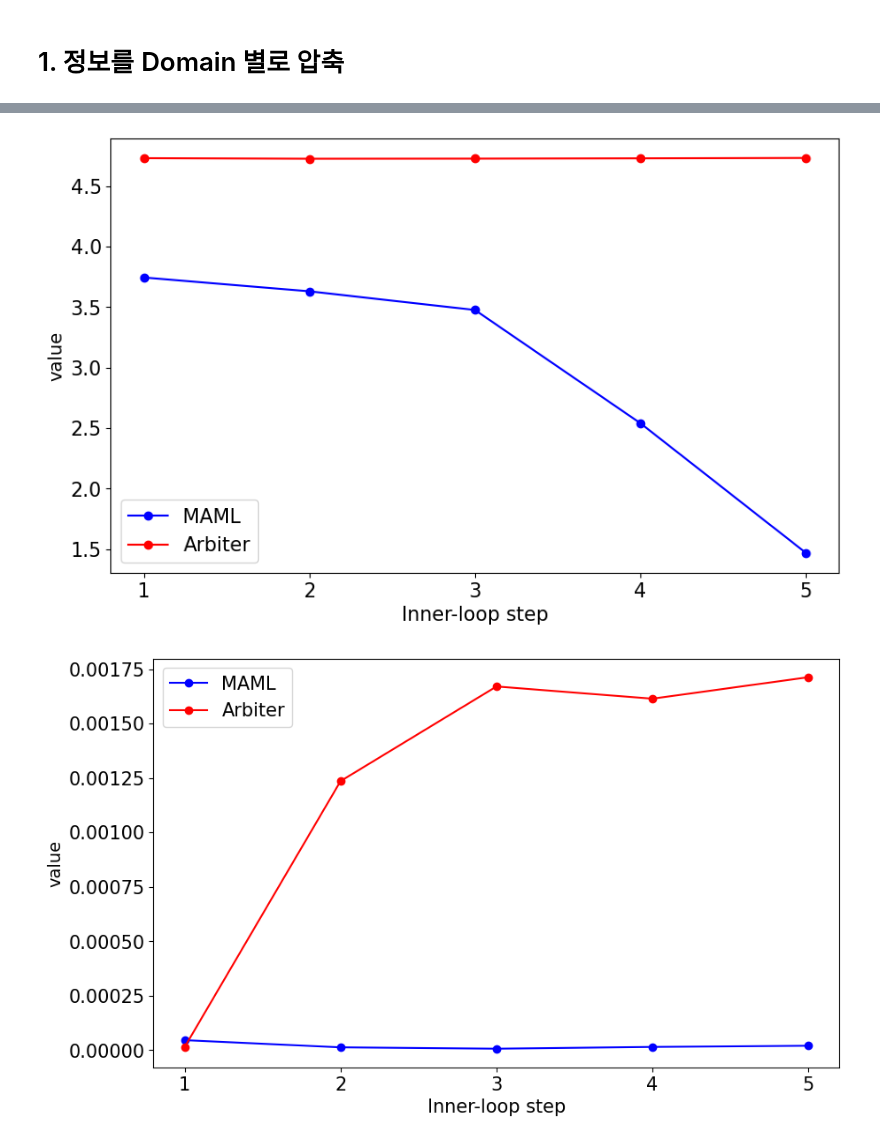
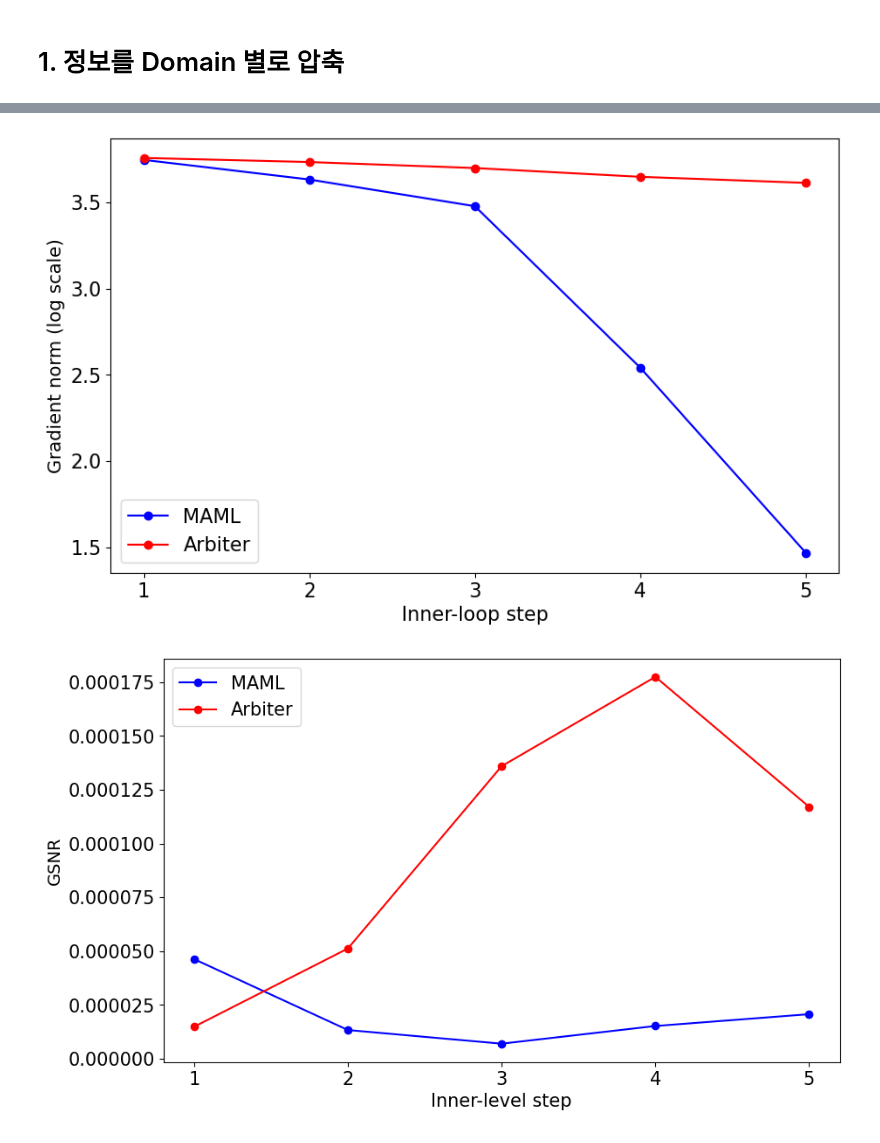
Before and after one commit to SKKUJMLim/MAML, a Jupyter notebook: Test_jupyternotebook/Analytics_adaptation(miniImageNet_5shot).ipynb, the cells around one changed output, grey strips where cells are left out. Cells and saved outputs as stored; diff of their text form; code cells hidden in the pictures.

```diff
--- a/Test_jupyternotebook/Analytics_adaptation(miniImageNet_5shot).ipynb
+++ b/Test_jupyternotebook/Analytics_adaptation(miniImageNet_5shot).ipynb
@@ -14,8 +14,8 @@ os.environ['KMP_DUPLICATE_LIB_OK']='True'
 # maml_info = pd.read_csv('../MAML_filter128/MAML_filter128_inner_loop_test.csv')
 # arbiter_info = pd.read_csv('../MAML+Arbiter_5way_5shot/MAML+Arbiter_5way_5shot_inner_loop_test.csv')
 
-maml_info = pd.read_csv('../MAML_filter64/MAML_filter64_inner_loop_test.csv')
-arbiter_info = pd.read_csv('../MAML+Arbiter_5way_5shot_filter64/MAML+Arbiter_5way_5shot_filter64_inner_loop_test.csv')
+maml_info = pd.read_csv('../MAML_5way_5shot_filter64/MAML_5way_5shot_filter64_inner_loop_test_(top_n_models=1).csv')
+arbiter_info = pd.read_csv('../MAML+Arbiter_5way_5shot/MAML+Arbiter_5way_5shot_inner_loop_test_(top_n_models=1).csv')
 
 # alfa_info = pd.read_csv('../MAML+ALFA/alfa+maml_inner_loop_test.csv')
 # l2f_info = pd.read_csv('../MAML+L2F/MAML+L2F_inner_loop_test.csv')
@@ -94,35 +93,0 @@ plt.savefig('loss_distribution' + '.png')
-# %%
-group_names = []
-
-for name, group in maml_info_mini_imagenet:
-    # 그룹 이름을 저장 (모든 그룹은 동일한 순서로 추가됨)
-    if name not in group_names:
-        group_names.append(str(int(name)+1))
-
-x = range(len(group_names))
-
-maml_mean_df = maml_info_mini_imagenet['loss_mean'].mean()
-arbiter_mean_df = arbiter_info_mini_imagenet['loss_mean'].mean()
-
-maml_max_devs = maml_info_mini_imagenet['loss_max'].mean()
-arbiter_max_devs= arbiter_info_mini_imagenet['loss_max'].mean()
-
-maml_min_devs = maml_info_mini_imagenet['loss_min'].mean()
-arbiter_min_devs= arbiter_info_mini_imagenet['loss_min'].mean()
-
-plt.figure(figsize=(10, 6))
-
-plt.plot(x, maml_mean_df, '-o', color='b')#, label='MAML')
-plt.fill_between(x, maml_mean_df - maml_min_devs, maml_mean_df + maml_max_devs, color='b', alpha=0.1, label='MAML')
-plt.plot(x, arbiter_mean_df, '-o', color='r')#, label='MetaGNA')
-plt.fill_between(x, arbiter_mean_df - arbiter_min_devs, arbiter_mean_df + arbiter_max_devs, color='r', alpha=0.1, label='MetaGNA')
-
-# plt.title('Loss Distribution')
-plt.xticks(x, group_names)
-plt.legend(fontsize=15)
-plt.xlabel('Inner-loop step',fontsize=15)
-plt.ylabel('value', fontsize=14)
-plt.xticks(fontsize=15)  # x축 값 크기
-plt.yticks(fontsize=15)  # y축 값 크기
-
-plt.savefig('loss_distribution' + '.png')
@@ -163,13 +126,13 @@ plt.legend()
 plt.xticks(x, group_names)
 plt.legend(fontsize=15)
 plt.xlabel('Inner-loop step',fontsize=15)
-plt.ylabel('value', fontsize=14)
+plt.ylabel('Gradient norm (log scale)', fontsize=14)
 plt.xticks(fontsize=15)  # x축 값 크기
 plt.yticks(fontsize=15)  # y축 값 크기
 
 plt.savefig('gradient_norm' + '.png')
 # %% [output]
-[figure, old version]
+[figure, new version]
 # %%
 group_names = []
 
@@ -184,36 +147,36 @@ maml_mean_df = maml_info_mini_imagenet['gsnr'].mean()
 #arbiter_mean_df = arbiter_info_mini_imagenet['pre_gsnr'].mean()
 arbiter_mean_df = arbiter_info_mini_imagenet['gsnr'].mean()
 # l2f_mean_df = l2f_info['gsnr'].mean()
 # alfa_mean_df = alfa_info['gsnr'].mean()
 
 maml_means = maml_mean_df.values
 arbiter_means = arbiter_mean_df.values
 #l2f_mean_df = l2f_mean_df.values
 
 # 데이터에 로그 변환 적용
 # maml_means = np.log(maml_means)
 # arbiter_means = np.log(arbiter_means)
 # arbiter_withoutWN_means = np.log(arbiter_withoutWN_means)
 
 # 꺾은선 그래프를 그립니다
 plt.figure(figsize=(10, 6))
 plt.plot(x, maml_means, '-o', color='b', label='MAML')
 plt.plot(x, arbiter_means, '-o', color='r', label='Arbiter')
 #plt.plot(x, l2f_mean_df, '-o', color='g', label='L2F')
 # plt.plot(x, arbiter_withoutWN_means, '-o', color='g', label='Arbiter_withoutWN')
 # plt.plot(x, arbiter_withoutGN_means, '-o', color='violet', label='Arbiter_withoutGN')
 
 # plt.title('GSNR')
 plt.xticks(x, group_names)
 plt.legend(fontsize=15)
-plt.xlabel('Inner-loop step',fontsize=15)
-plt.ylabel('value', fontsize=14)
+plt.xlabel('Inner-level step',fontsize=15)
+plt.ylabel('GSNR', fontsize=14)
 plt.xticks(fontsize=15)  # x축 값 크기
 plt.yticks(fontsize=15)  # y축 값 크기
 
 plt.savefig('gsnr' + '.png')
 # %% [output]
-[figure, old version]
+[figure, new version]
 # %%
 group_names = []
 
```
Also changed, not shown: parts of 6 cells of this notebook, 1 other file.
